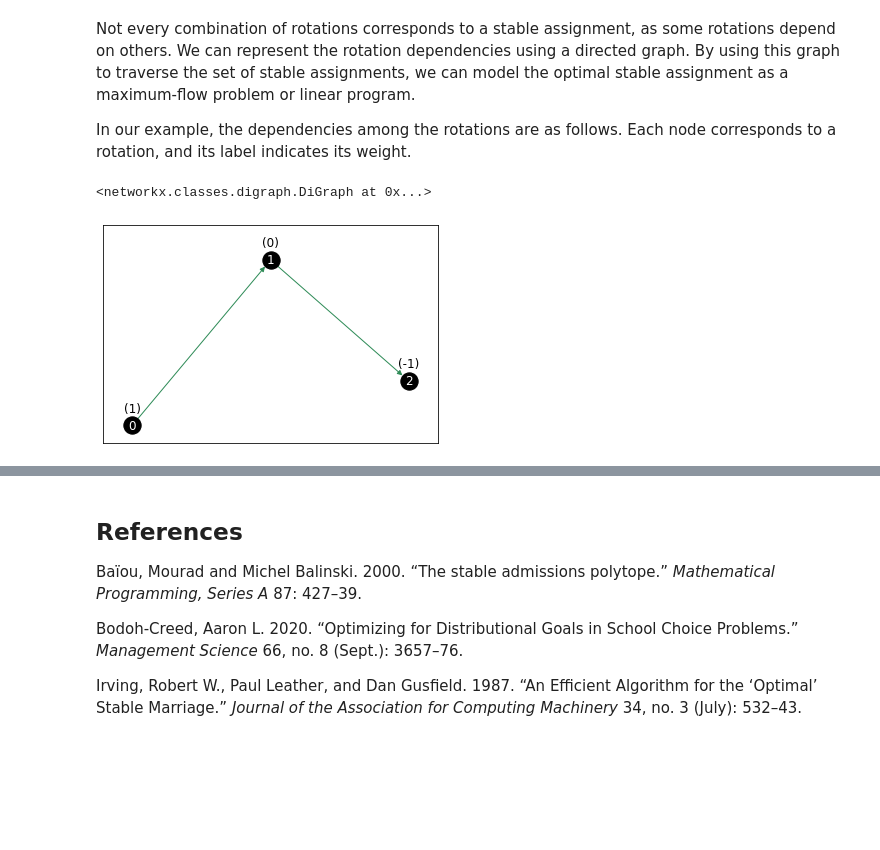
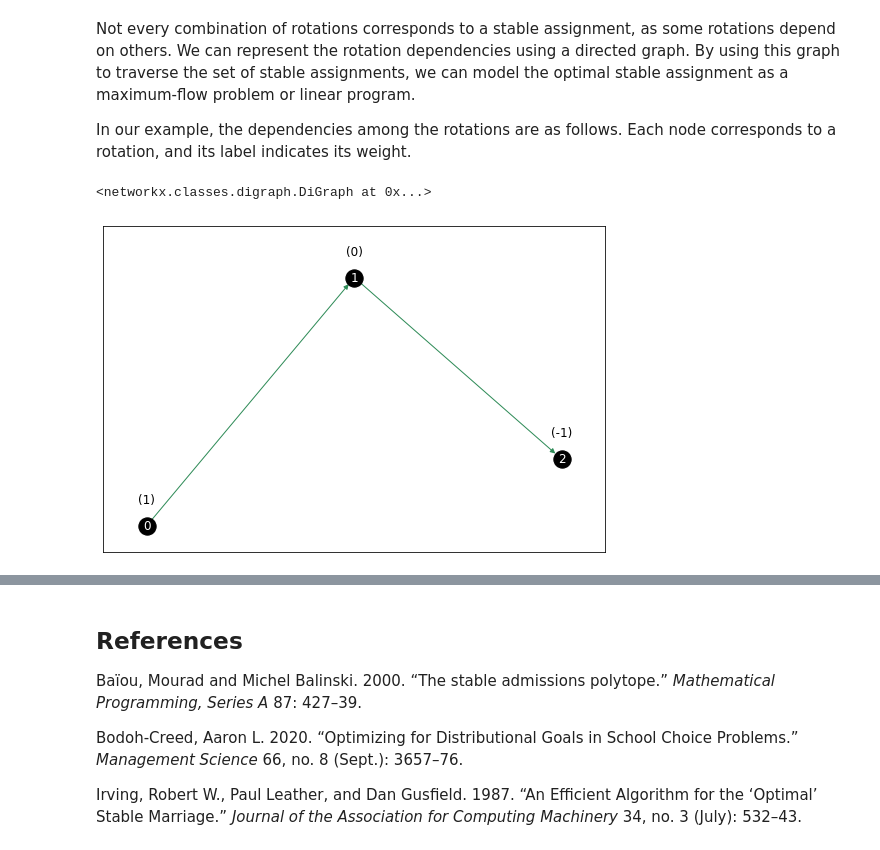
Before and after one commit to maxkapur/assignment, a Jupyter notebook: discussion.ipynb, the cells around one changed output, grey strips where cells are left out. Cells and saved outputs as stored; diff of their text form; code cells hidden in the pictures; blank space fills up the shorter version.

```diff
--- a/discussion.ipynb
+++ b/discussion.ipynb
@@ -148,10 +154,10 @@ Not every combination of rotations corresponds to a stable assignment, as some r
 
 In our example, the dependencies among the rotations are as follows. Each node corresponds to a rotation, and its label indicates its weight.
 # %%
-assn_inst.draw_rotation_digraph(augment=False, opt=False)
+assn_inst.draw_rotation_digraph(augment=False, opt=False, kwargs={'figsize': (9, 6)})
 # %% [output]
 <networkx.classes.digraph.DiGraph at 0x...>
-[figure, old version]
+[figure, new version]
 # %% [markdown]
 One solution method for the optimal stable assignment works by augmenting the rotation dependency graph and applying a maximum-flow procedure (Irving et al. 1987). However, this method requires adding additional edges for each of the nonzero rotations, which yields an $O(n^2)$ increase in computation time. Further, Irving et al.&rsquo;s augmentation method sometimes produces graphs with no feasible paths even when the candidate-optimal solution is inoptimal overall; our example happens to be one such degenerate case.
 
```
Also changed, not shown: parts of 8 cells of this notebook, 4 other files.
